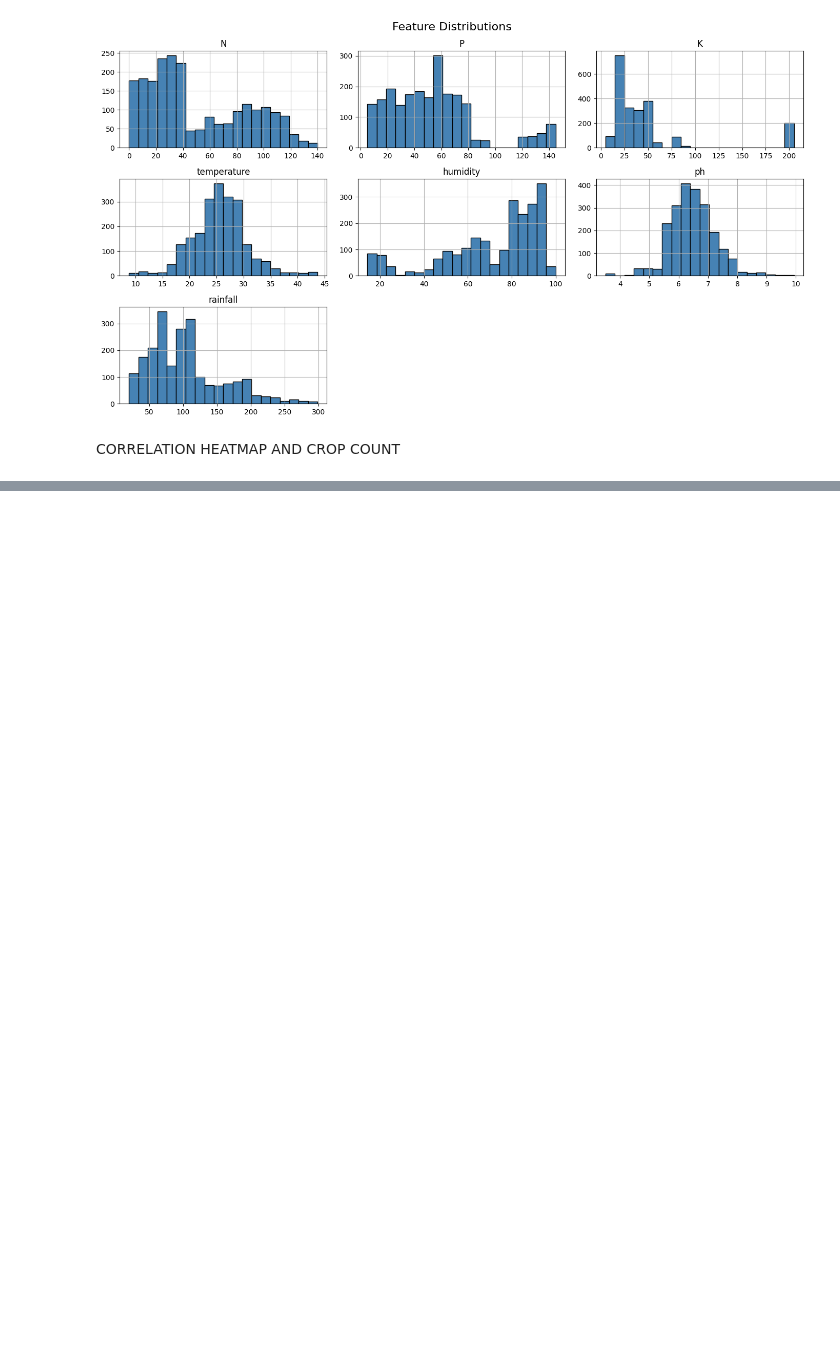
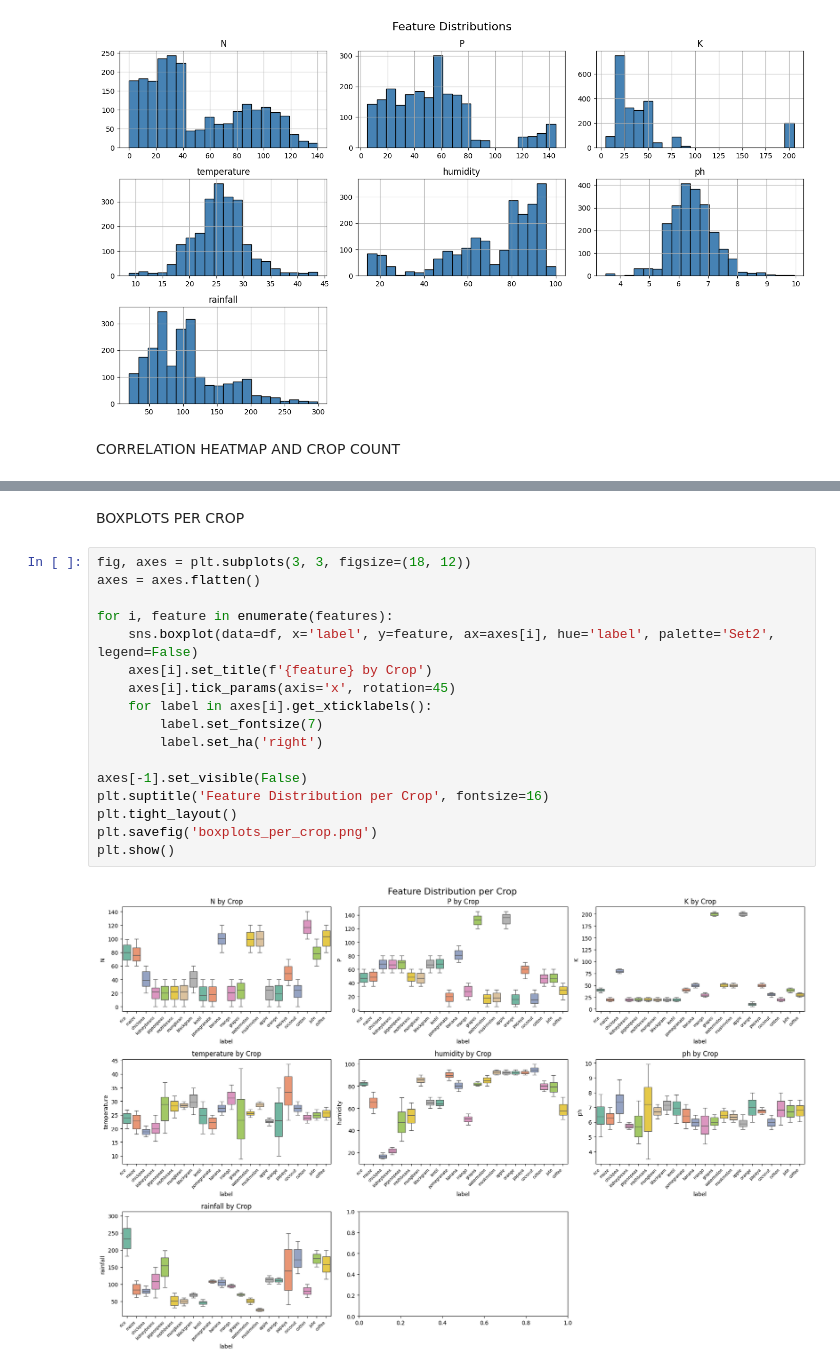
Before and after one commit to mriyazashliya03/Crop-Recommendation-System-using-ML, a Jupyter notebook: data_preprocessed.ipynb, the cells around one changed output, grey strips where cells are left out. Saved outputs shown, nothing was run; the diff lists cells and outputs as text; blank space fills up the shorter version.

Commit message:
fixed some errors in the code and added code for boxplots per crop

```diff
--- a/data_preprocessed.ipynb
+++ b/data_preprocessed.ipynb
@@ -114 +112,22 @@ Passing `palette` without assigning `hue` is deprecated and will be removed in v
 [figure]
+# %% [markdown]
+BOXPLOTS PER CROP
+# %%
+fig, axes = plt.subplots(3, 3, figsize=(18, 12))
+axes = axes.flatten()
+
+for i, feature in enumerate(features):
+    sns.boxplot(data=df, x='label', y=feature, ax=axes[i], hue='label', palette='Set2', legend=False)
+    axes[i].set_title(f'{feature} by Crop')
+    axes[i].tick_params(axis='x', rotation=45)
+    for label in axes[i].get_xticklabels():
+        label.set_fontsize(7)
+        label.set_ha('right')
+
+axes[-1].set_visible(False)
+plt.suptitle('Feature Distribution per Crop', fontsize=16)
+plt.tight_layout()
+plt.savefig('boxplots_per_crop.png')
+plt.show()
+# %% [output]
+[figure, added]
```
Also changed, not shown: parts of 1 cell of this notebook, 1 other file.
